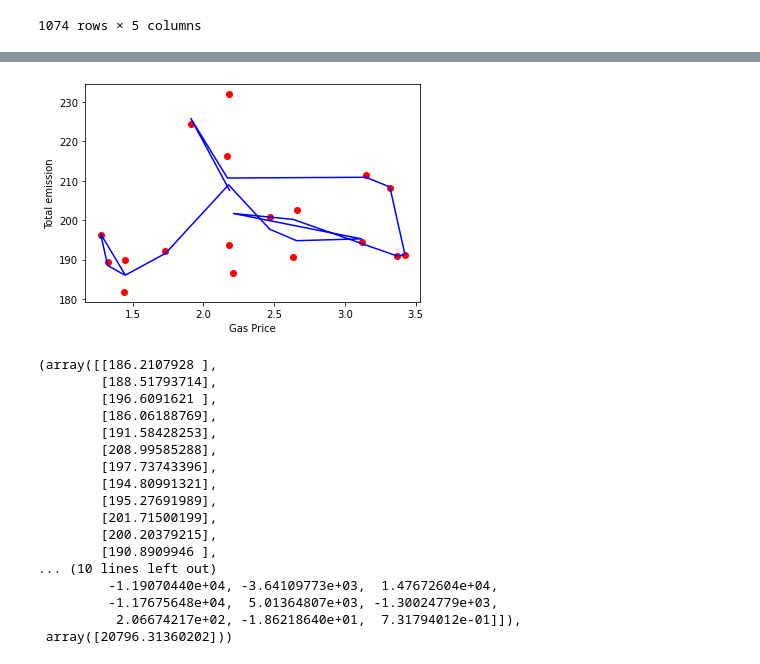
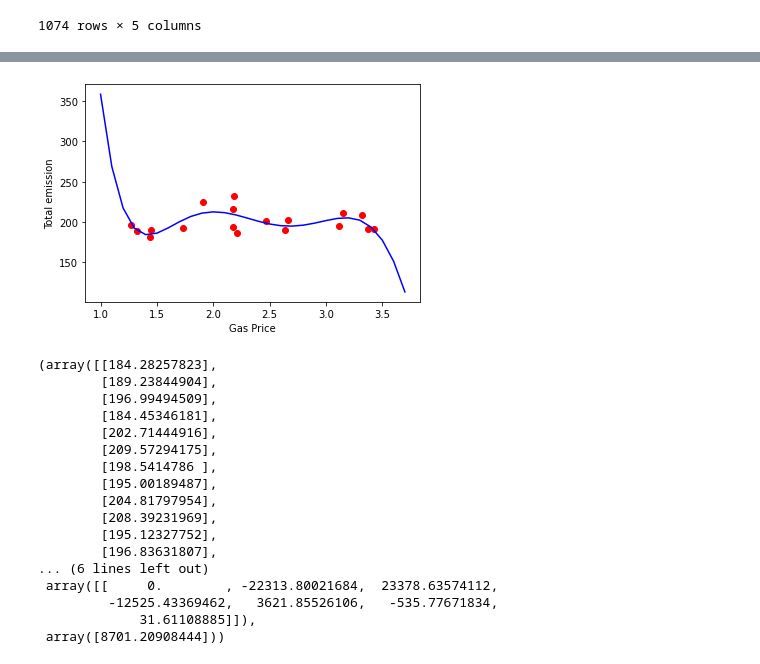
Before and after one commit to ykim879/machine.learning.project, a Jupyter notebook: Polynomial Regression.ipynb, the cells around one changed output, grey strips where cells are left out. Cells and saved outputs as stored; diff of their text form; code cells hidden in the pictures.

```diff
--- a/Polynomial Regression.ipynb
+++ b/Polynomial Regression.ipynb
@@ -243,35 +250,37 @@ pred,pol_reg3.coef_,pol_reg3.intercept_
 # %%
 #Performing Polynomial regression for Texas
 from sklearn.preprocessing import PolynomialFeatures
 tx_emission=carbon_emission.loc[45].tolist()[1:-2]
 tx_emission_sample = tx_emission[20:38]
-poly_reg_4 = PolynomialFeatures(degree=20)
+poly_reg_4 = PolynomialFeatures(degree=6)
 X_poly_3 = poly_reg_4.fit_transform(np.array(gas_prices_tx).reshape(-1,1))
 pol_reg4 = linear_model.LinearRegression()
 pol_reg4.fit(X_poly_3,np.array(tx_emission_sample).reshape(-1,1))
 pred = pol_reg4.predict(X_poly_3)
+gp3 = np.arange(1,3.75,0.1)
+p3=pol_reg4.predict(poly_reg_4.fit_transform(gp3.reshape(-1,1)))
 plt.scatter(gas_prices_tx,tx_emission_sample,color='red')
-plt.plot(gas_prices_tx,pred,color='blue')
+plt.plot(gp3,p3,color='blue')
 plt.xlabel('Gas Price')
 plt.ylabel('Total emission')
 plt.show()
 pred,pol_reg4.coef_,pol_reg4.intercept_
 # %% [output]
-[figure, old version]
+[figure, new version]
-(array([[186.2107928 ],
-        [188.51793714],
-        [196.6091621 ],
-        [186.06188769],
-        [191.58428253],
-        [208.99585288],
-        [197.73743396],
-        [194.80991321],
-        [195.27691989],
-        [201.71500199],
-        [200.20379215],
-        [190.8909946 ],
-... (10 lines left out)
-         -1.19070440e+04, -3.64109773e+03,  1.47672604e+04,
-         -1.17675648e+04,  5.01364807e+03, -1.30024779e+03,
-          2.06674217e+02, -1.86218640e+01,  7.31794012e-01]]),
- array([20796.31360202]))
+(array([[184.28257823],
+        [189.23844904],
+        [196.99494509],
+        [184.45346181],
+        [202.71444916],
+        [209.57294175],
+        [198.5414786 ],
+        [195.00189487],
+        [204.81797954],
+        [208.39231969],
+        [195.12327752],
+        [196.83631807],
+... (6 lines left out)
+ array([[     0.        , -22313.80021684,  23378.63574112,
+         -12525.43369462,   3621.85526106,   -535.77671834,
+             31.61108885]]),
+ array([8701.20908444]))
```
Also changed, not shown: parts of 5 cells of this notebook.
